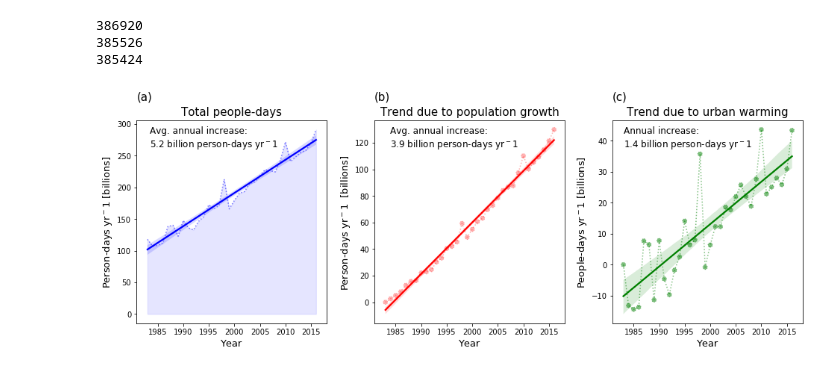
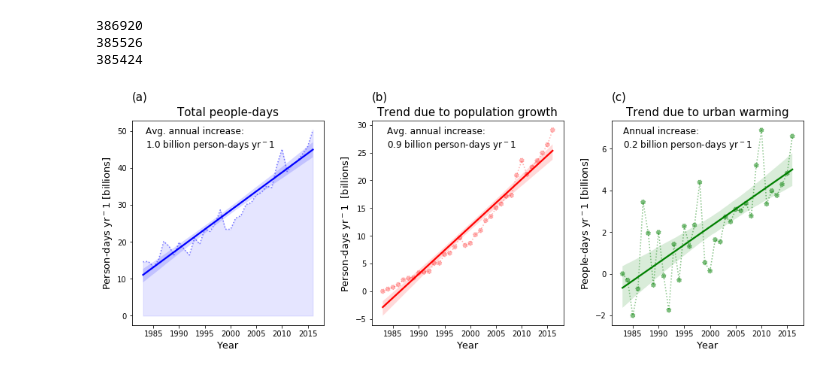
Before and after one commit to ecohydro/GlobalUrbanHeat, a Jupyter notebook: Notebooks/cpt_Fig1_Final.ipynb, the cells around one changed output. Drawn from its saved outputs; the diff is of its cells as text; code cells hidden in the pictures.

```diff
--- a/Notebooks/cpt_Fig1_Final.ipynb
+++ b/Notebooks/cpt_Fig1_Final.ipynb
@@ -80,6 +80,24 @@ def lm_func(df, col):
     return coef, round(r2, 2), round(p, 3)
 # %%
 yr_range = max(HI_STATS['year']) - min(HI_STATS['year']) + 1
+# %%
+#### Regional-level code
+
+## Add In Meta Data
+geog = ['region', 'intermediate-region', 'sub-region','CTR_MN_NM', 'ID_HDC_G0', 'GCPNT_LAT', 'GCPNT_LON']
+meta_fn = 'processed/AllDATA-GHS-ERA5-HI406-META.csv'
+all_data = pd.read_csv(DATA_IN+meta_fn)
+meta = all_data[geog]
+meta = meta.drop_duplicates('ID_HDC_G0')
+
+## Merge it
+HI_STATS = HI_STATS.merge(meta, on = 'ID_HDC_G0', how = 'inner')
+
+## Select Data
+geog = 'region'
+location = 'Africa'
+FN_OUT = 'FIG1-ERA5-'+location+'.png'
+HI_STATS = HI_STATS[HI_STATS[geog] == location]
 # %%
 #### Make Figure & Save it
 
@@ -90,7 +108,7 @@ ws = 0.25
 fig.subplots_adjust(wspace=ws)
 
 ## Years to calc increase in pdays / yr
-yr_range = max(HI_STATS['year']) - min(HI_STATS['year']) + 1
+## yr_range = max(HI_STATS['year']) - min(HI_STATS['year']) + 1
 
 ## PLOT 1 - People Days
 color = 'blue'
@@ -122,31 +140,31 @@ axs[1].set_xlabel('Year', fontsize = 13)
 
 # Add text
 coef, r2, p = lm_func(HI_STATS, 'people_days_pop')
 #text = str(round(coef/1000*yr_range, 1))+' B increase in\nperson-days'# ($R^2$=' + str(r2) + ')*'
 text = 'Avg. annual increase:\n'+str(round(coef/10**9, 1))+' billion person-days $yr^-1$'
 axs[1].text(1.25+.08, .87, text, transform=axs[0].transAxes, size=12)
 axs[1].text(1.25, 1.1, '(b)', transform=axs[0].transAxes, size=15 )
 
 ## PLOT 3 - People Days due to heat
 color = 'green'
 data = HI_STATS.groupby('year')['people_days_heat'].sum() / scale
 pdays83 = data.get(data.index[0])
 data = data - pdays83
 years = list(data.index)
 axs[2].scatter(years, data, color = color, linestyle = ':', alpha = 0.5)
 axs[2].plot(data, color = color, linestyle = ':', alpha = 0.5)
 sns.regplot(years, data, color = color, ax = axs[2], scatter = False, truncate = True)
 axs[2].set_title('Trend due to urban warming', size = 15)
 axs[2].set_xlabel('Year', fontsize = 13)
 axs[2].set_ylabel('People-days $yr^-1$ [billions]', fontsize = 13)
 
 # Add text
 coef, r2, p = lm_func(HI_STATS, 'people_days_heat')
 text = 'Annual increase:\n'+str(round(coef/10**9, 1))+' billion person-days $yr^-1$'
 axs[2].text(1.25*2-0.04+.1, .87, text, transform=axs[0].transAxes, size=12,);
 axs[1].text(1.25*2, 1.1, '(c)', transform=axs[0].transAxes, size=15 )
 
 # save it out
 plt.savefig(FIG_OUT+FN_OUT, dpi = 300, bbox_inches='tight')
 # %% [output]
-[figure, old version]
+[figure, new version]
```
Also changed, not shown: 1 other file.
